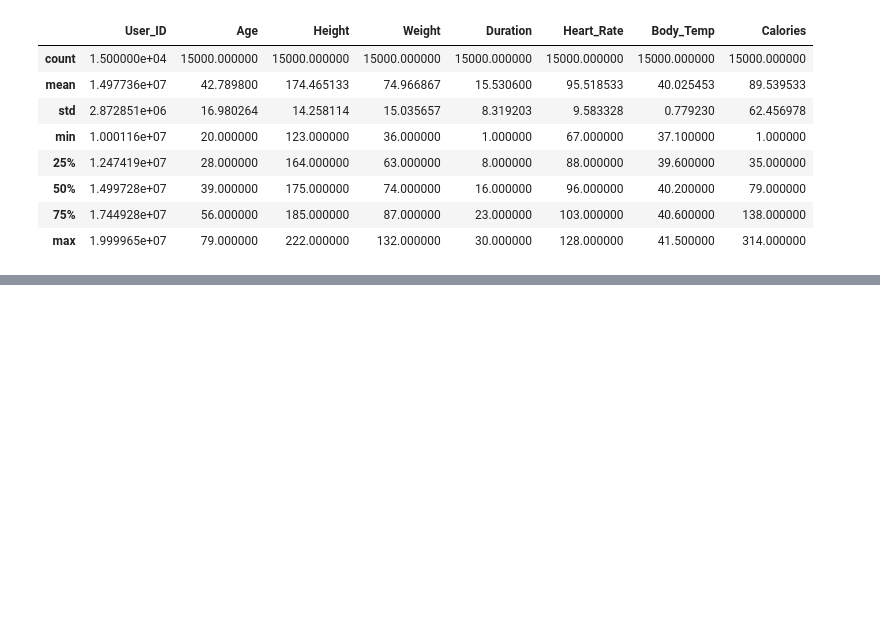
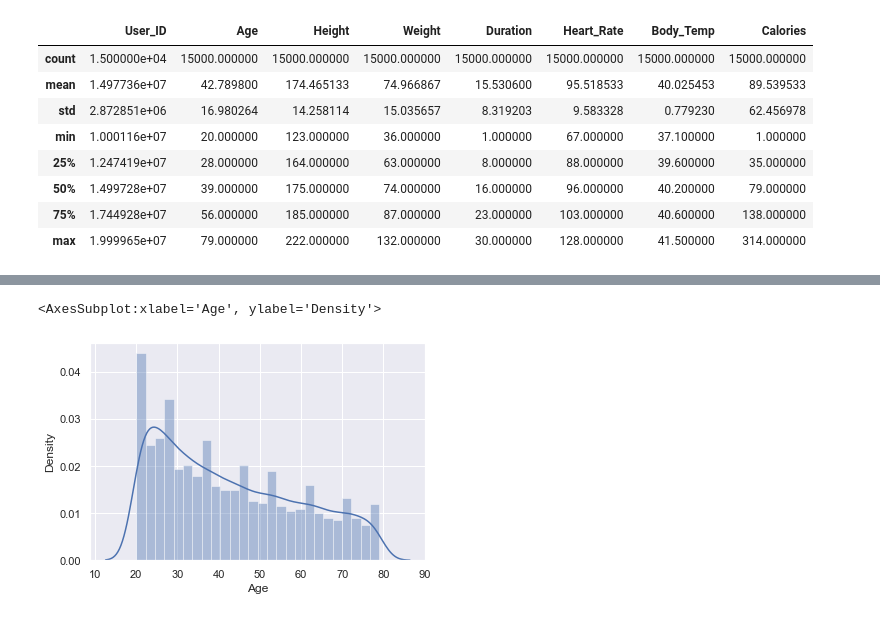
Before and after one commit to AhorIsaac/ml-calories-burn-pred, a Jupyter notebook: calories-burn.ipynb, the cells around one changed output, grey strips where cells are left out. Drawn from its saved outputs; the diff is of its cells as text; code cells hidden in the pictures; blank space fills up the shorter version.

```diff
--- a/calories-burn.ipynb
+++ b/calories-burn.ipynb
@@ -89,0 +100,6 @@ calories_data.describe()
+# %%
+# -- find the distribution of `Age` column
+sns.distplot(calories_data['Age'])
+# %% [output]
+<AxesSubplot:xlabel='Age', ylabel='Density'>
+[figure, added]
```
Also changed, not shown: parts of 5 cells of this notebook.
